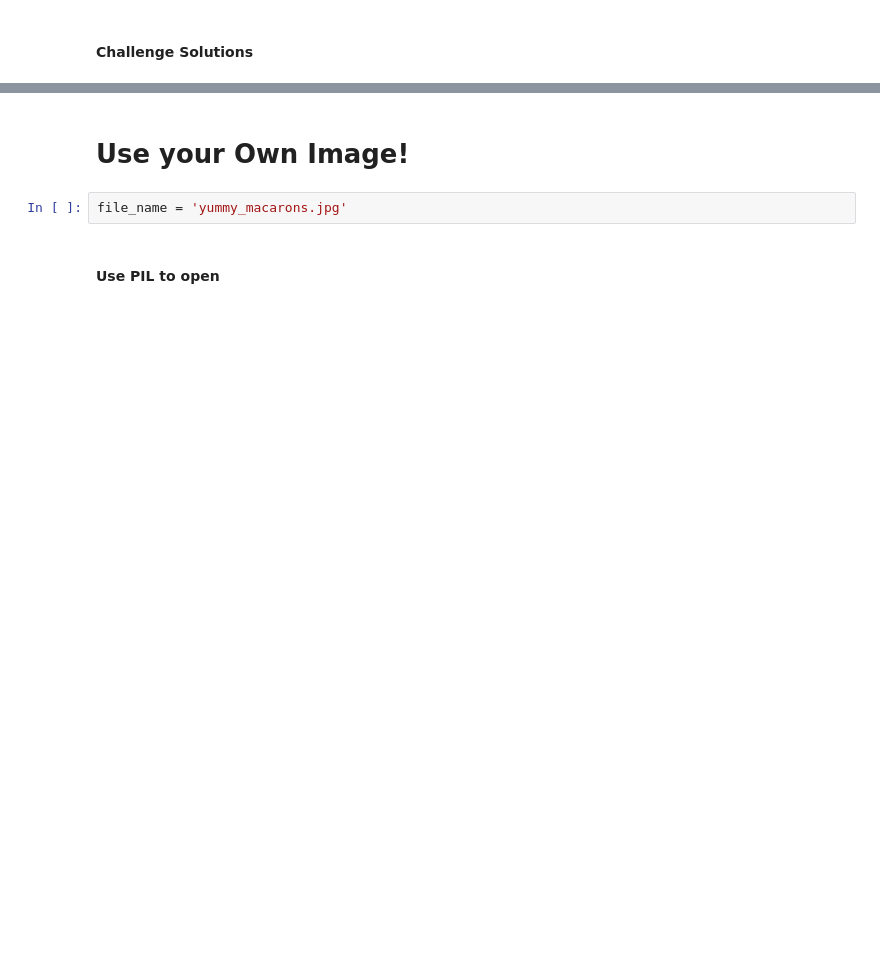
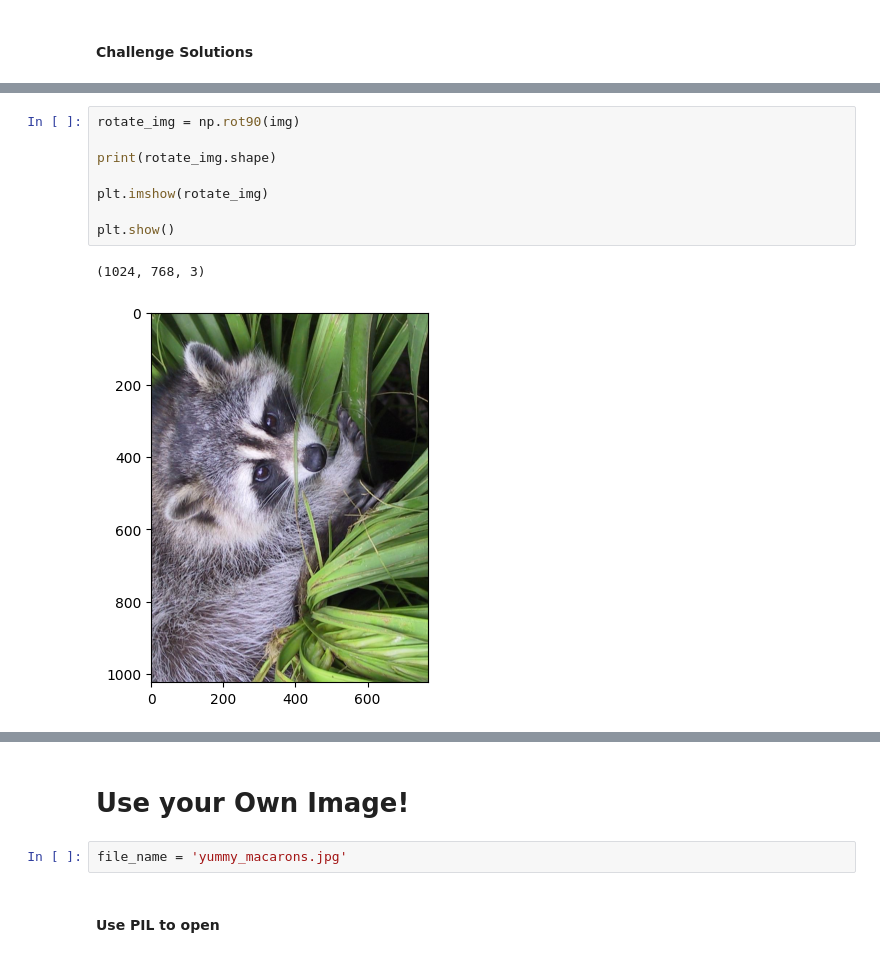
Before and after one commit to renankin/100-days-of-code, a Jupyter notebook: day-077/numpy-course/Computation_with_NumPy_and_N_Dimensional_Arrays.ipynb, the cells around one changed output, grey strips where cells are left out. Cells and saved outputs as stored; diff of their text form; blank space fills up the shorter version.

```diff
--- a/day-077/numpy-course/Computation_with_NumPy_and_N_Dimensional_Arrays.ipynb
+++ b/day-077/numpy-course/Computation_with_NumPy_and_N_Dimensional_Arrays.ipynb
@@ -287,0 +375,11 @@ grey_vals = np.array([0.2126, 0.7152, 0.0722])
+# %%
+rotate_img = np.rot90(img)
+
+print(rotate_img.shape)
+
+plt.imshow(rotate_img)
+
+plt.show()
+# %% [output]
+(1024, 768, 3)
+[figure, added]
```
Also changed, not shown: parts of 20 cells of this notebook.
